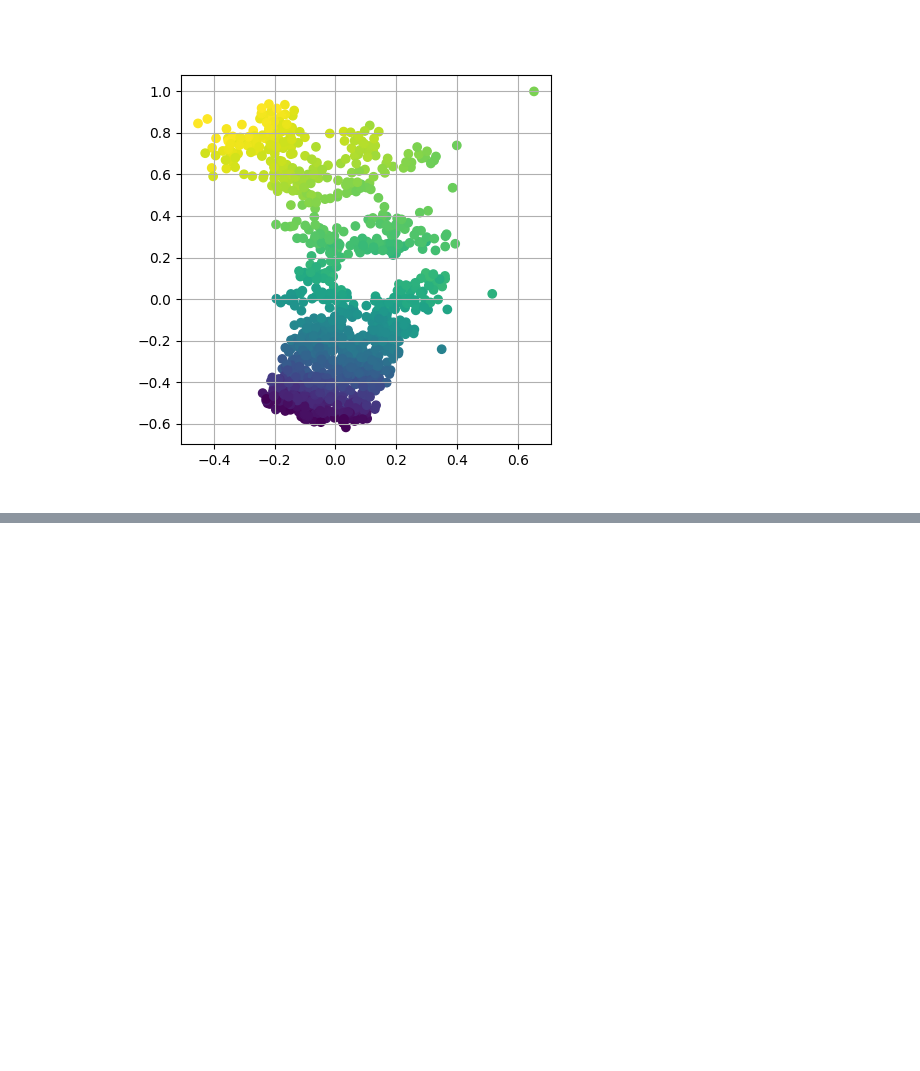
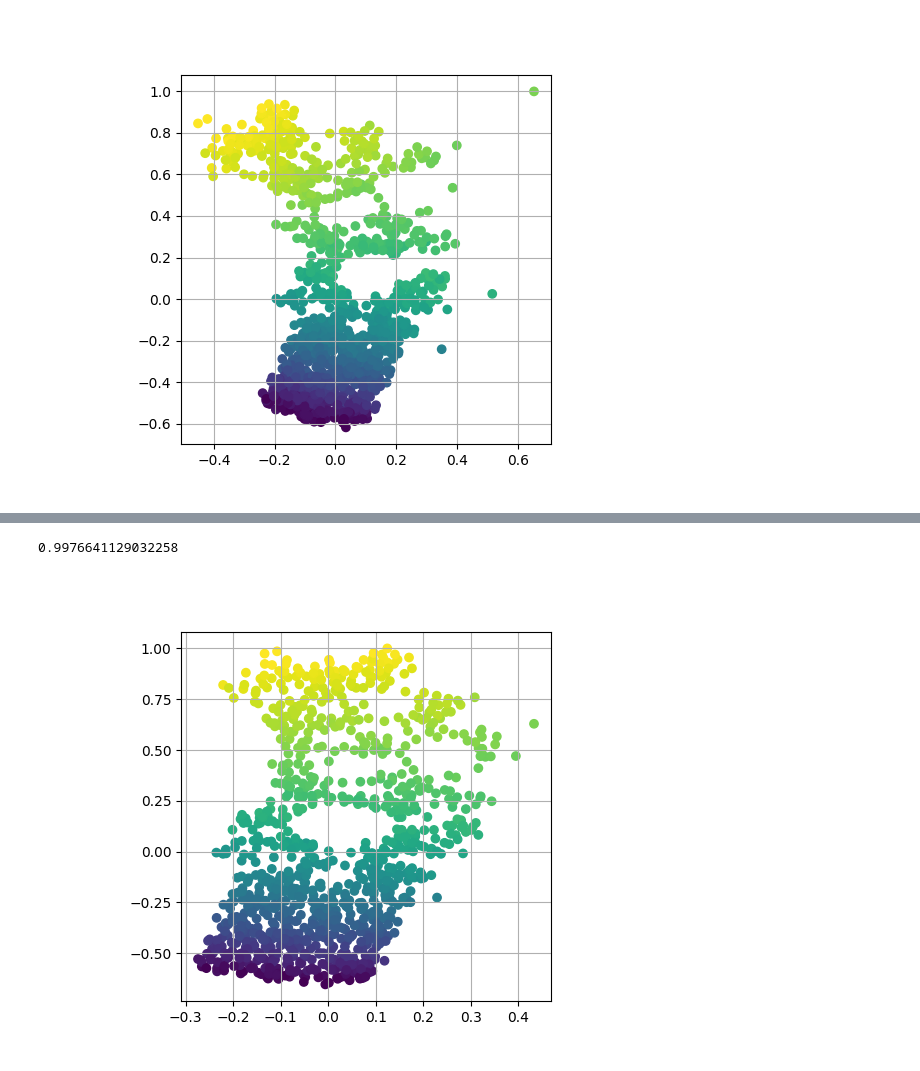
Before and after one commit to radajakub/GML-dim-reduction, a Jupyter notebook: src/swiss_roll.ipynb, the cells around one changed output, grey strips where cells are left out. Saved outputs shown, nothing was run; the diff lists cells and outputs as text; code cells hidden in the pictures; blank space fills up the shorter version.

```diff
--- a/src/swiss_roll.ipynb
+++ b/src/swiss_roll.ipynb
@@ -87,0 +94,10 @@ visualization.show_data(embedder.embeddings, labels=labels, square=True)
+# %%
+
+embedder = embedding.KamadaKawaiEmbedder()
+embedder.embed(builder.graph)
+
+print(trustworthiness(data, embedder.embeddings))
+visualization.show_data(embedder.embeddings, labels=labels, square=True)
+# %% [output]
+0.9976641129032258
+[figure, added]
```
Also changed, not shown: parts of 3 cells of this notebook, 8 other files.
